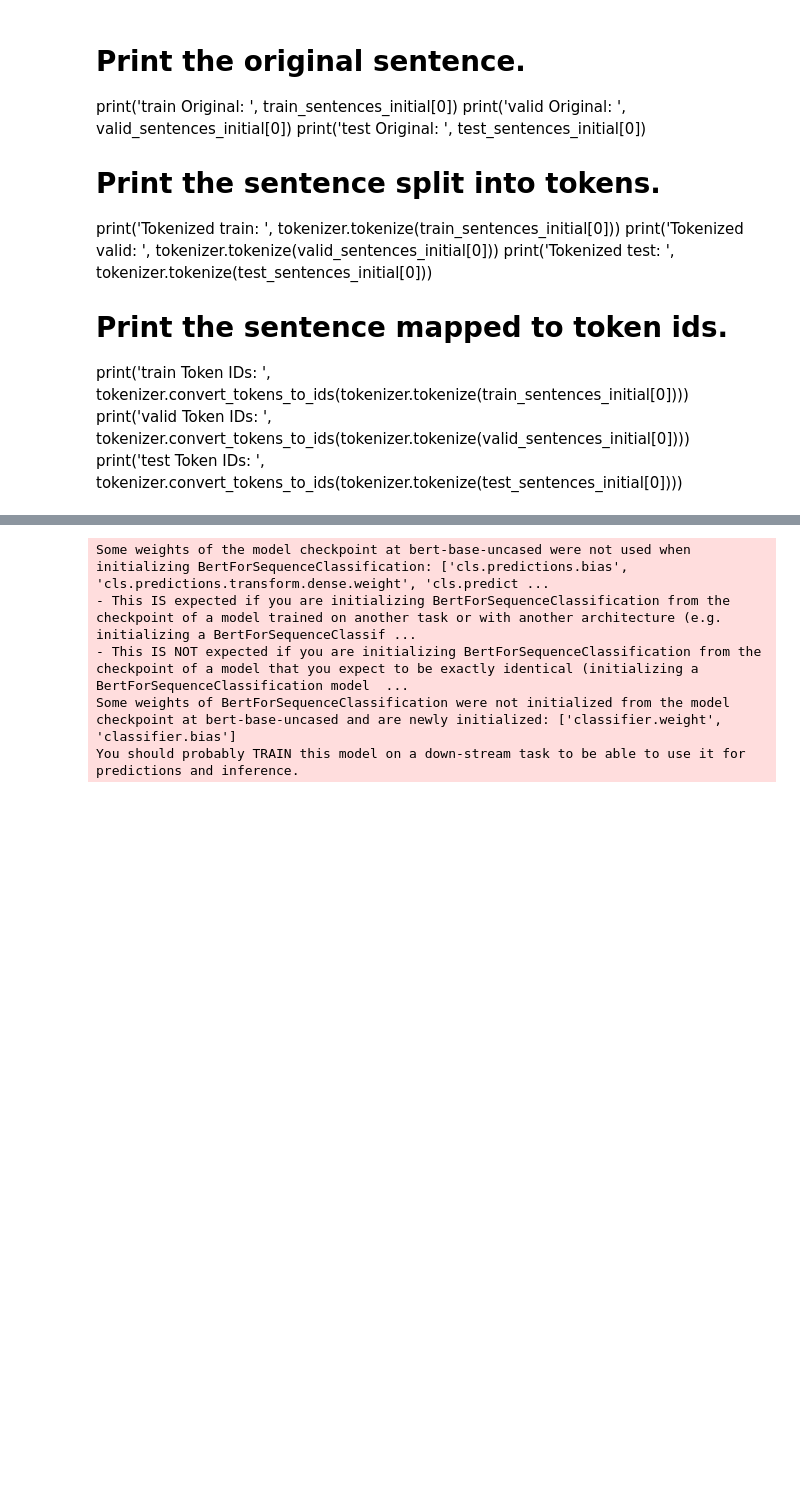
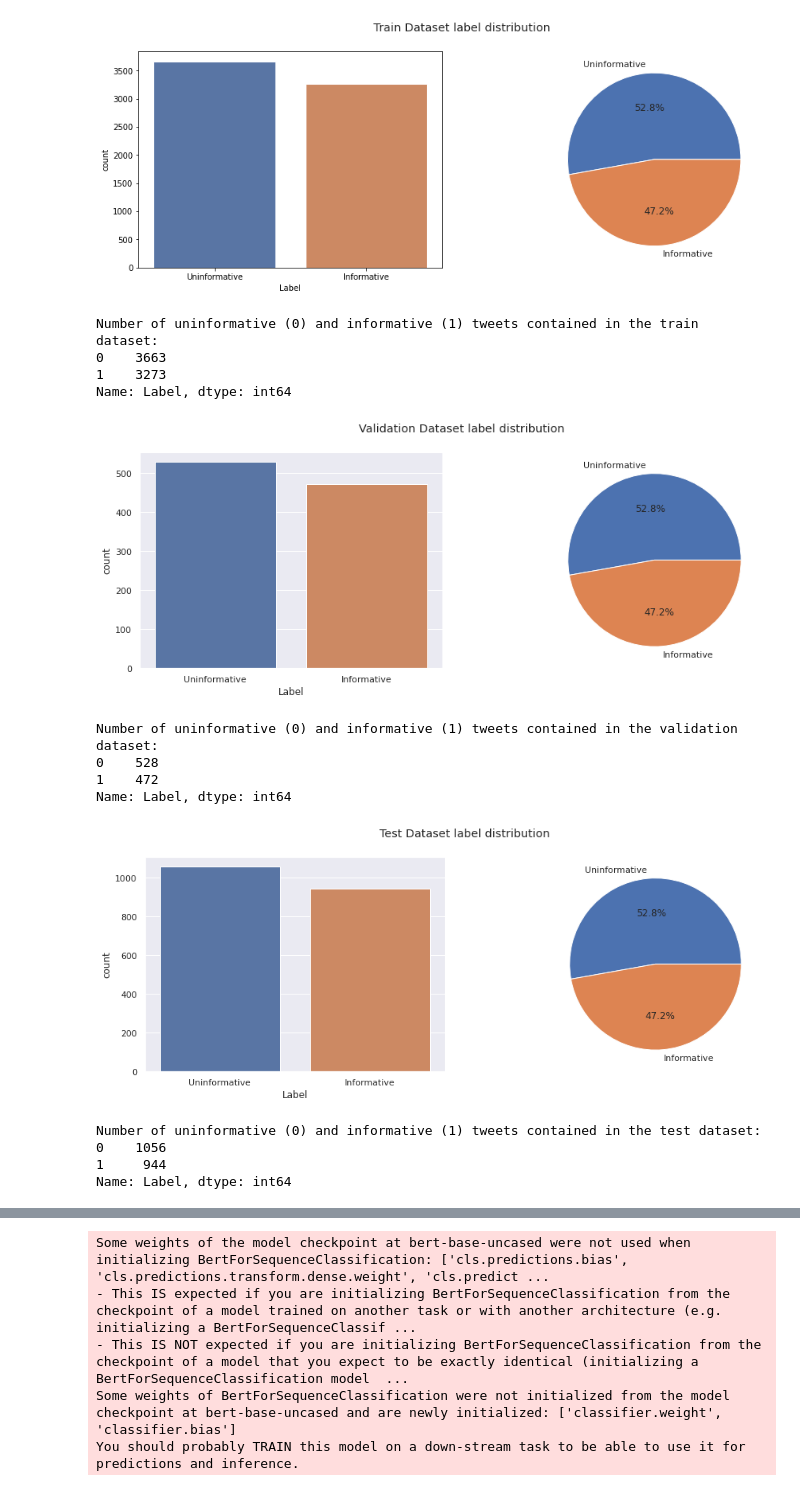
Before and after one commit to mfliou/nlp_covid, a Jupyter notebook: DL_NLP_Project_COVID_19_BERT4SC.ipynb, the cells around one changed output, grey strips where cells are left out. Cells and saved outputs as stored; diff of their text form; code cells hidden in the pictures; blank space fills up the shorter version.

```diff
--- a/DL_NLP_Project_COVID_19_BERT4SC.ipynb
+++ b/DL_NLP_Project_COVID_19_BERT4SC.ipynb
@@ -194,3 +223,68 @@ test = pickle.load( open( "covid_test.p", "rb" ) )
+# %%
+# Plot count of informative and uninformative tweets in the train set
+
+plt.figure(figsize=(15,5))
+plt.subplot(1, 2, 1)
+terms = ['Uninformative', 'Informative']
+sns.set_theme(style="darkgrid")
+ax = sns.countplot(x="Label", data=train, label = terms)
+ax.set_xticklabels(terms)
+weightage = [len(train[train['Label'] == 0]),len(train[train['Label'] == 1])]
+plt.subplot(1, 2, 2)
+plt.pie(weightage,labels=terms, autopct="%1.1f%%")
+plt.suptitle("Train Dataset label distribution")
+plt.show()
+
+print('Number of uninformative (0) and informative (1) tweets contained in the train dataset:')
+print(train['Label'].value_counts())
+
+
+plt.figure(figsize=(15,5))
+plt.subplot(1, 2, 1)
+terms = ['Uninformative', 'Informative']
+sns.set_theme(style="darkgrid")
+ax = sns.countplot(x="Label", data=valid, label = terms)
+ax.set_xticklabels(terms)
+weightage = [len(valid[valid['Label'] == 0]),len(valid[valid['Label'] == 1])]
+plt.subplot(1, 2, 2)
+plt.pie(weightage,labels=terms, autopct="%1.1f%%")
+plt.suptitle("Validation Dataset label distribution")
+plt.show()
+
+print('Number of uninformative (0) and informative (1) tweets contained in the validation dataset:')
+print(valid['Label'].value_counts())
+
+
+plt.figure(figsize=(15,5))
+plt.subplot(1, 2, 1)
+terms = ['Uninformative', 'Informative']
+sns.set_theme(style="darkgrid")
+ax = sns.countplot(x="Label", data=test, label = terms)
+ax.set_xticklabels(terms)
+weightage = [len(test[test['Label'] == 0]),len(test[test['Label'] == 1])]
+plt.subplot(1, 2, 2)
+plt.pie(weightage,labels=terms, autopct="%1.1f%%")
+plt.suptitle("Test Dataset label distribution")
+plt.show()
+
+print('Number of uninformative (0) and informative (1) tweets contained in the test dataset:')
+print(test['Label'].value_counts())
+# %% [output]
+[figure, added]
+Number of uninformative (0) and informative (1) tweets contained in the train dataset:
+0    3663
+1    3273
+Name: Label, dtype: int64
+[figure, added]
+Number of uninformative (0) and informative (1) tweets contained in the validation dataset:
+0    528
+1    472
+Name: Label, dtype: int64
+[figure, added]
+Number of uninformative (0) and informative (1) tweets contained in the test dataset:
+0    1056
+1     944
+Name: Label, dtype: int64
 # %%
 # Get the lists of sentences and their labels.
 train_sentences_initial = train.Text.values
@@ -207,18 +301,3 @@ test_sentences_initial = test.Text.values
 #mapped to their index in the tokenizer vocabulary.
 #The tokenization must be performed by the tokenizer included with BERT
 tokenizer = BertTokenizer.from_pretrained('bert-base-uncased', do_lower_case=True)
-# %% [markdown]
-# Print the original sentence.
-print('train Original: ', train_sentences_initial[0])
-print('valid Original: ', valid_sentences_initial[0])
-print('test Original: ', test_sentences_initial[0])
-
-# Print the sentence split into tokens.
-print('Tokenized train: ', tokenizer.tokenize(train_sentences_initial[0]))
-print('Tokenized valid: ', tokenizer.tokenize(valid_sentences_initial[0]))
-print('Tokenized test: ', tokenizer.tokenize(test_sentences_initial[0]))
-
-# Print the sentence mapped to token ids.
-print('train Token IDs: ', tokenizer.convert_tokens_to_ids(tokenizer.tokenize(train_sentences_initial[0])))
-print('valid Token IDs: ', tokenizer.convert_tokens_to_ids(tokenizer.tokenize(valid_sentences_initial[0])))
-print('test Token IDs: ', tokenizer.convert_tokens_to_ids(tokenizer.tokenize(test_sentences_initial[0])))
```
Also changed, not shown: parts of 39 cells of this notebook.
